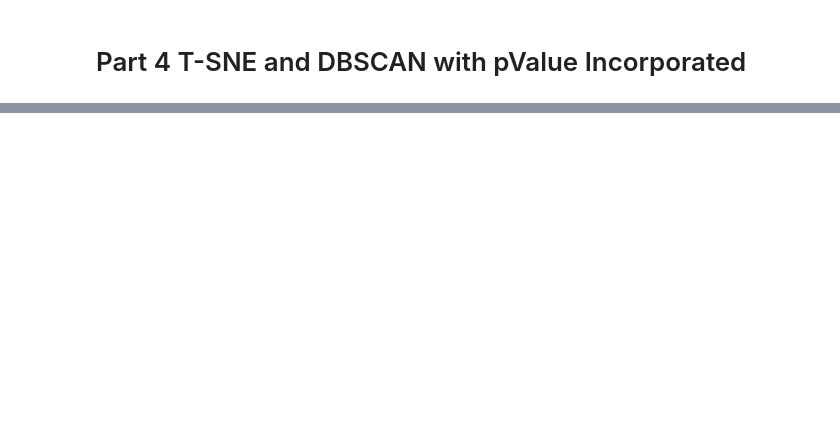
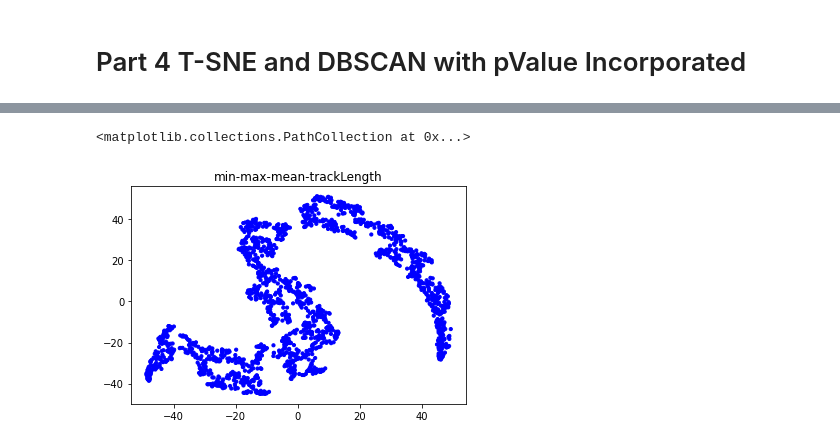
Before and after one commit to cc4351/teamtracking, a Jupyter notebook: 0613_Chen_Summary.ipynb, the cells around one changed output, grey strips where cells are left out. Saved outputs shown, nothing was run; the diff lists cells and outputs as text; code cells hidden in the pictures; blank space fills up the shorter version.

```diff
--- a/0613_Chen_Summary.ipynb
+++ b/0613_Chen_Summary.ipynb
@@ -256,0 +478,12 @@ Text(0.5, 1.0, 'last track - pValue variation')
+# %%
+# tsne-dbscan procedure --> in an attempt to replicate Cynthia's result
+def tsne_dbscan(X, title):
+    tsne = MyTSNE(verbose=1,perplexity=40,n_iter=7000,learning_rate=50, random_state=0,
+        metric='mahalanobis', metric_params={'V': np.cov(X, rowvar=False)})
+    X_embedded = TSNE(n_components=2).fit_transform(X)
+    labels = DBSCAN(eps=5, min_samples=10).fit_predict(X_embedded)
+    # colorscale ref: https://matplotlib.org/examples/color/colormaps_reference.html
+    fig = plt.scatter(X_embedded[:, 0], X_embedded[:, 1], c=labels, s=10)
+    plt.winter()
+    plt.title(title)
+    return fig
@@ -256,0 +496,24 @@ Text(0.5, 1.0, 'last track - pValue variation')
+# %%
+# pre-processing of tracks --> mean, min, max of the amplitude, and the std of pValue as 4 features to use
+# the particular features are chosen based on previous trial and error, and other features could be extracted
+# from the tracks structure through modifications of the for loop
+for tr in tracks.values():
+    amps = []
+    pVs = []
+    for pt in tr['particles']:
+        # skipped the NaN value of amp
+        if(np.isnan(pt['amp']) == False):
+            amps.append(pt['amp'])
+        if(np.isnan(pt['pValue']) == False):
+            pVs.append(pt['pValue'])
+    tr['meanAmp'] = statistics.mean(amps)
+    tr['minAmp'] = min(amps)
+    tr['maxAmp'] = max(amps)
+    tr['pValueStd'] = statistics.pstdev(pVs)
+# %%
+# extracting features --> this part could be modified to extract other features
+minA = [tr['minAmp'] for tr in tracks.values()]
+maxA = [tr['maxAmp'] for tr in tracks.values()]
+meanA = [tr['meanAmp'] for tr in tracks.values()]
+pVstd = [tr['pValueStd'] for tr in tracks.values()]
+trackL = [tr['length'] for tr in tracks.values()]
@@ -256,0 +529,9 @@ Text(0.5, 1.0, 'last track - pValue variation')
+# %%
+X = np.column_stack((minA, maxA, meanA, trackL))
+X = normalize(X)
+tol = 1e-5
+assert abs(sum(X[0])-1) < tol
+tsne_dbscan(X, "min-max-mean-trackLength")
+# %% [output]
+<matplotlib.collections.PathCollection at 0x...>
+[figure, added]
```
Also changed, not shown: parts of 14 cells of this notebook.
